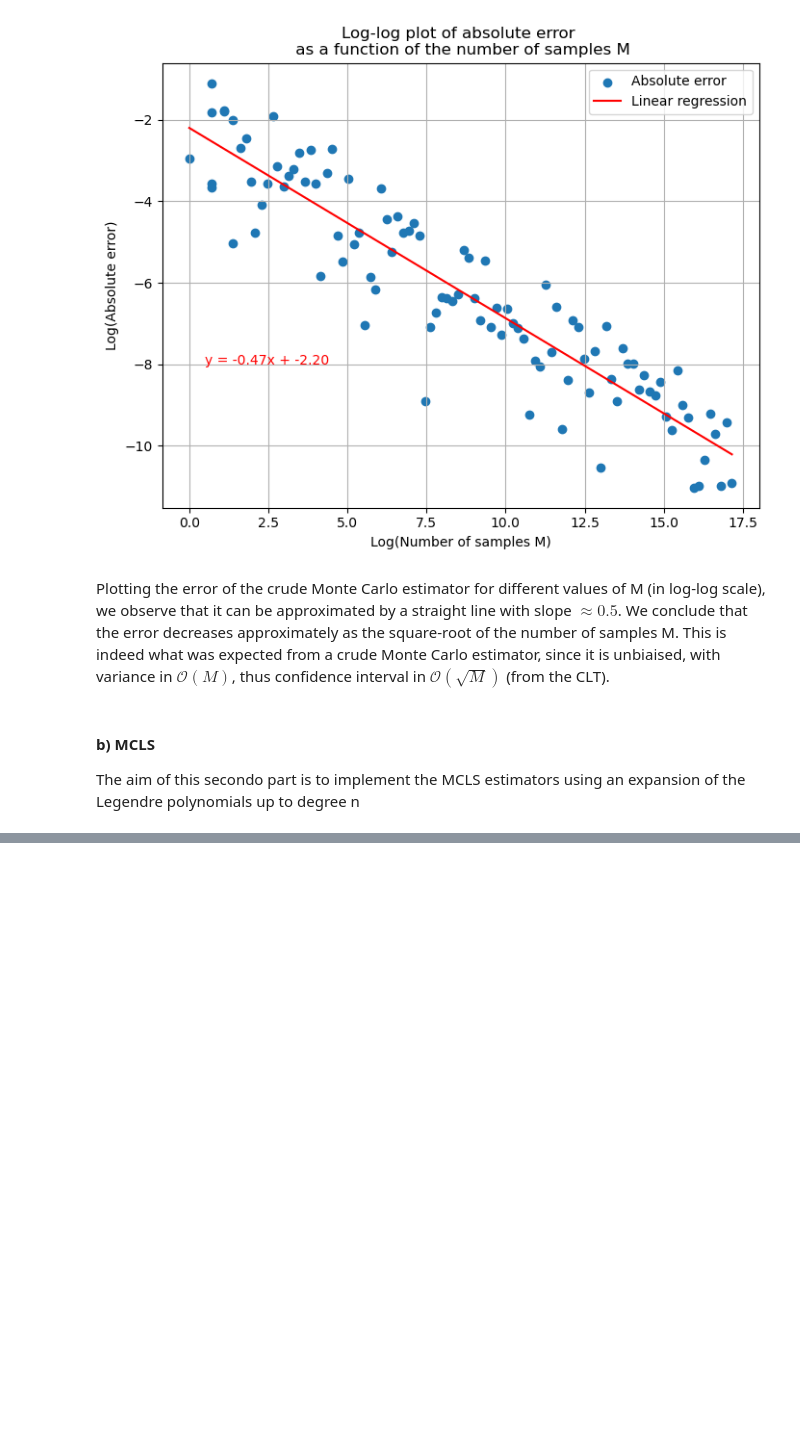
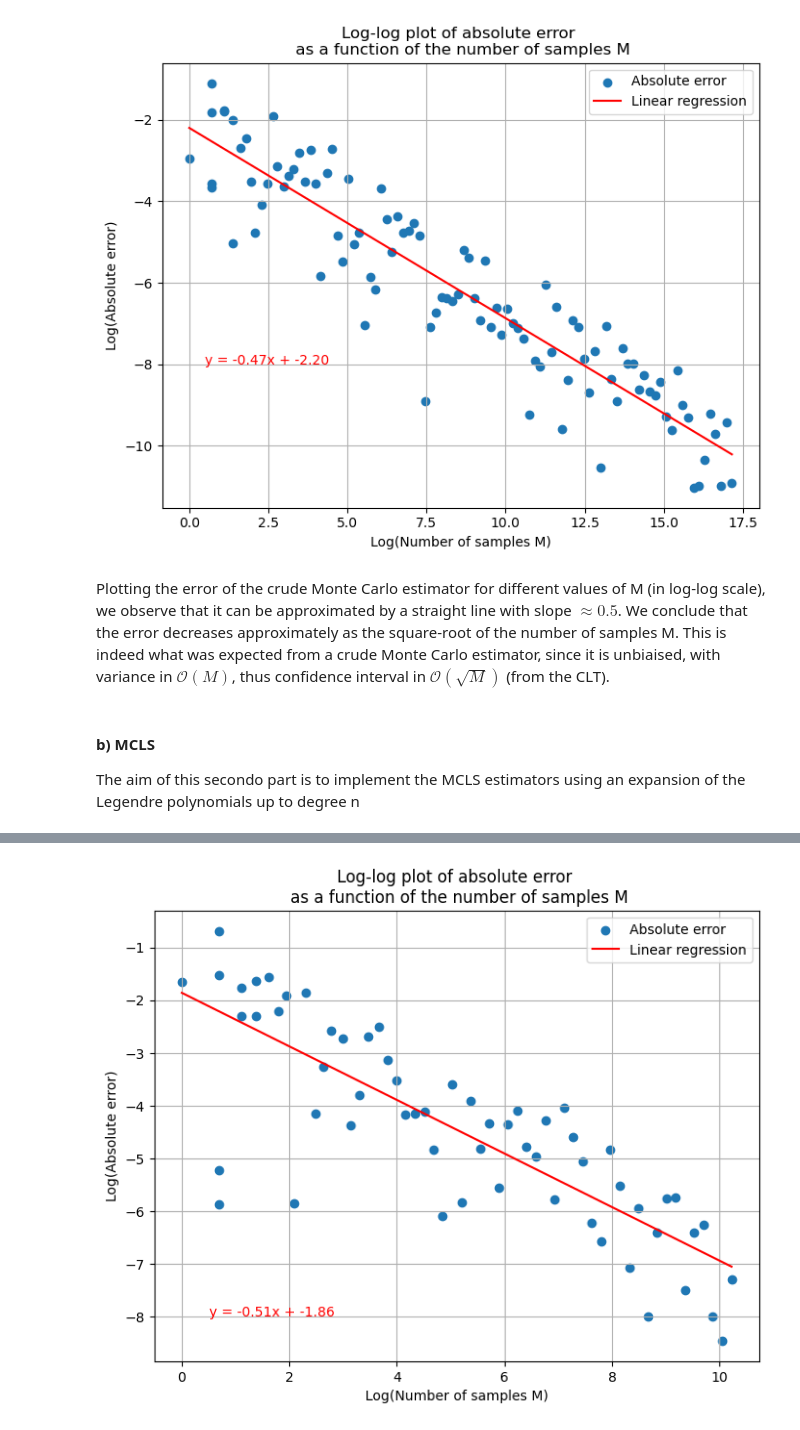
Before and after one commit to FraBet29/stochastic-simulation-project, a Jupyter notebook: notebook.ipynb, the cells around one changed output, grey strips where cells are left out. Cells and saved outputs as stored; diff of their text form; code cells hidden in the pictures; blank space fills up the shorter version.

```diff
--- a/notebook.ipynb
+++ b/notebook.ipynb
@@ -64,0 +84,5 @@ loglog_graph(nb_samples, MCLS_prime_estims, ref_value)
+# %%
+# plot log-log graph to see order of the error
+loglog_graph(nb_samples, MCLS_prime_estims, ref_value)
+# %% [output]
+[figure, added]
```
Also changed, not shown: parts of 5 cells of this notebook, 1 other file.
